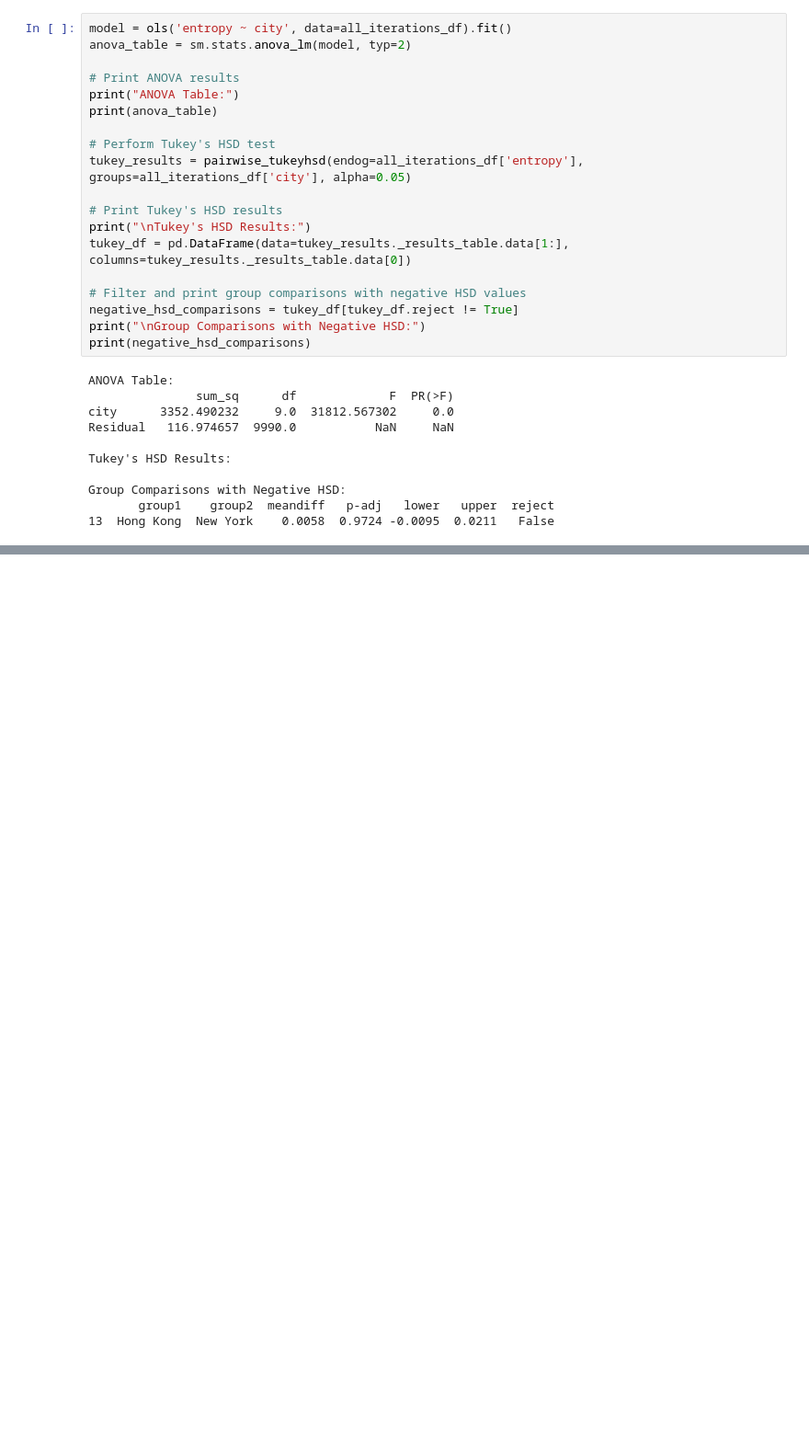
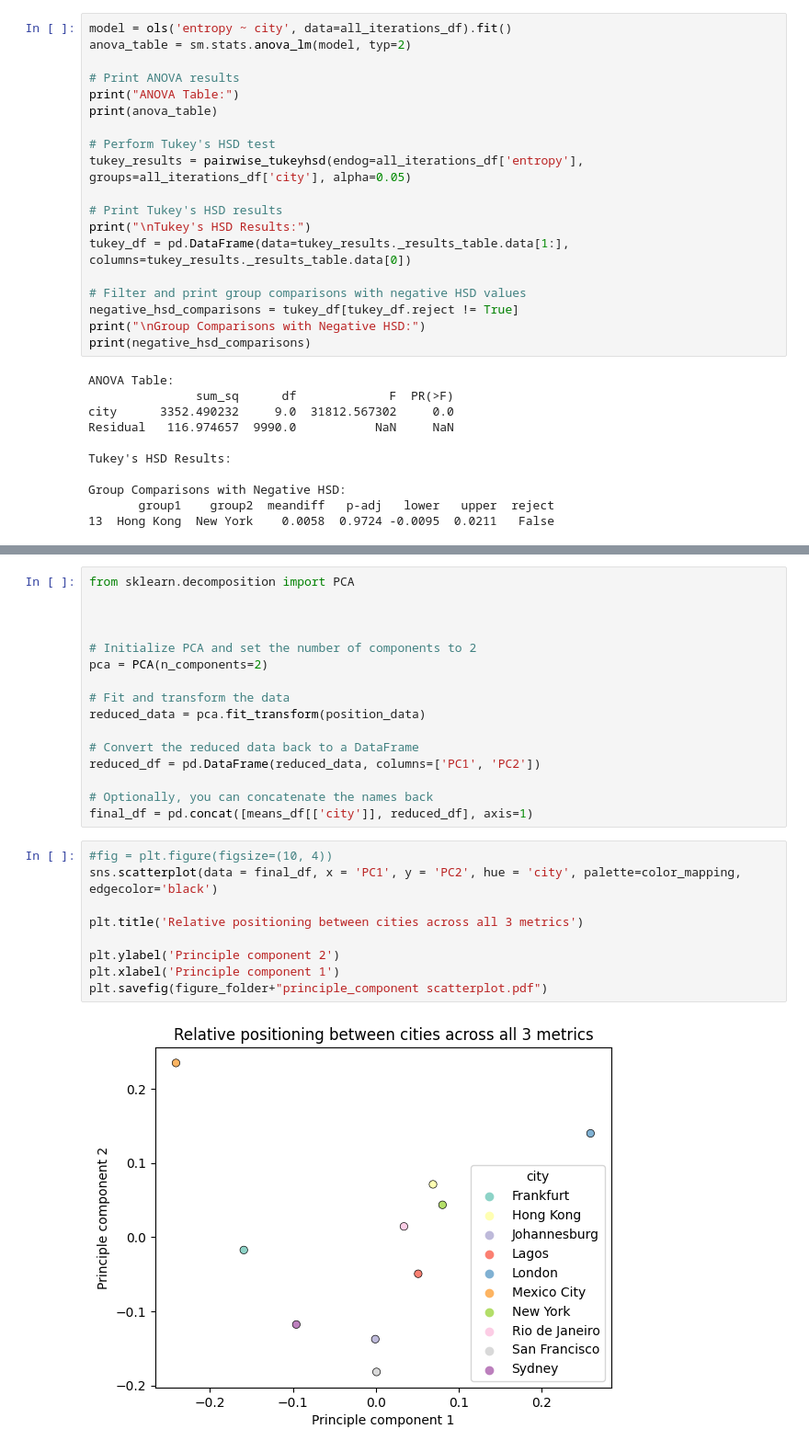
Before and after one commit to JonnoB/wealthnets, a Jupyter notebook: analysis_code.ipynb, the cells around one changed output, grey strips where cells are left out. Shown: that part at 92% size. Saved outputs shown, nothing was run; the diff lists cells and outputs as text; blank space fills up the shorter version.

```diff
--- a/analysis_code.ipynb
+++ b/analysis_code.ipynb
@@ -518,0 +518,27 @@ on = 'city'
+# %%
+from sklearn.decomposition import PCA
+
+
+
+# Initialize PCA and set the number of components to 2
+pca = PCA(n_components=2)
+
+# Fit and transform the data
+reduced_data = pca.fit_transform(position_data)
+
+# Convert the reduced data back to a DataFrame
+reduced_df = pd.DataFrame(reduced_data, columns=['PC1', 'PC2'])
+
+# Optionally, you can concatenate the names back
+final_df = pd.concat([means_df[['city']], reduced_df], axis=1)
+# %%
+#fig = plt.figure(figsize=(10, 4))
+sns.scatterplot(data = final_df, x = 'PC1', y = 'PC2', hue = 'city', palette=color_mapping, edgecolor='black')
+
+plt.title('Relative positioning between cities across all 3 metrics')
+
+plt.ylabel('Principle component 2')
+plt.xlabel('Principle component 1')
+plt.savefig(figure_folder+"principle_component scatterplot.pdf")
+# %% [output]
+[figure, added]
```
Also changed, not shown: parts of 11 cells of this notebook, 2 other files.
